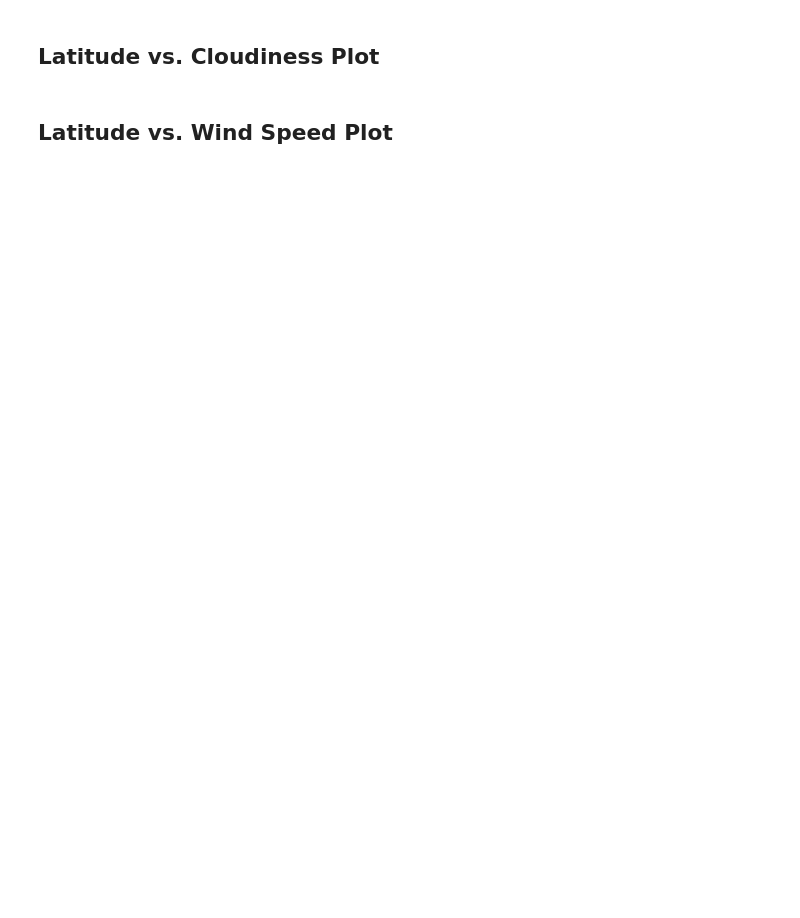
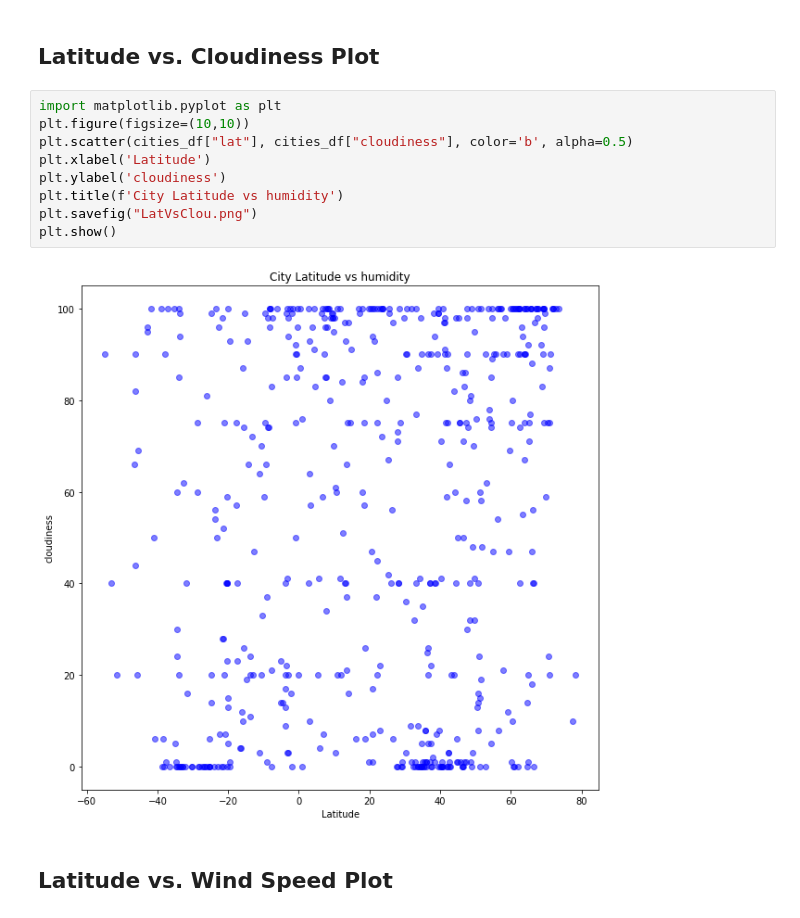
Before and after one commit to saharthejamal/API_challenge, a Jupyter notebook: starter_code/WeatherPy.ipynb, the cells around one changed output. Cells and saved outputs as stored; diff of their text form; blank space fills up the shorter version.

```diff
--- a/starter_code/WeatherPy.ipynb
+++ b/starter_code/WeatherPy.ipynb
@@ -171,4 +207,15 @@ Skip this step if there are no cities that have humidity > 100%.
 # %% [markdown]
 ## Latitude vs. Cloudiness Plot
+# %%
+import matplotlib.pyplot as plt
+plt.figure(figsize=(10,10))
+plt.scatter(cities_df["lat"], cities_df["cloudiness"], color='b', alpha=0.5)
+plt.xlabel('Latitude')
+plt.ylabel('cloudiness')
+plt.title(f'City Latitude vs humidity')
+plt.savefig("LatVsClou.png")
+plt.show()
+# %% [output]
+[figure, added]
 # %% [markdown]
 ## Latitude vs. Wind Speed Plot
```
Also changed, not shown: parts of 44 cells of this notebook, 6 other files.
